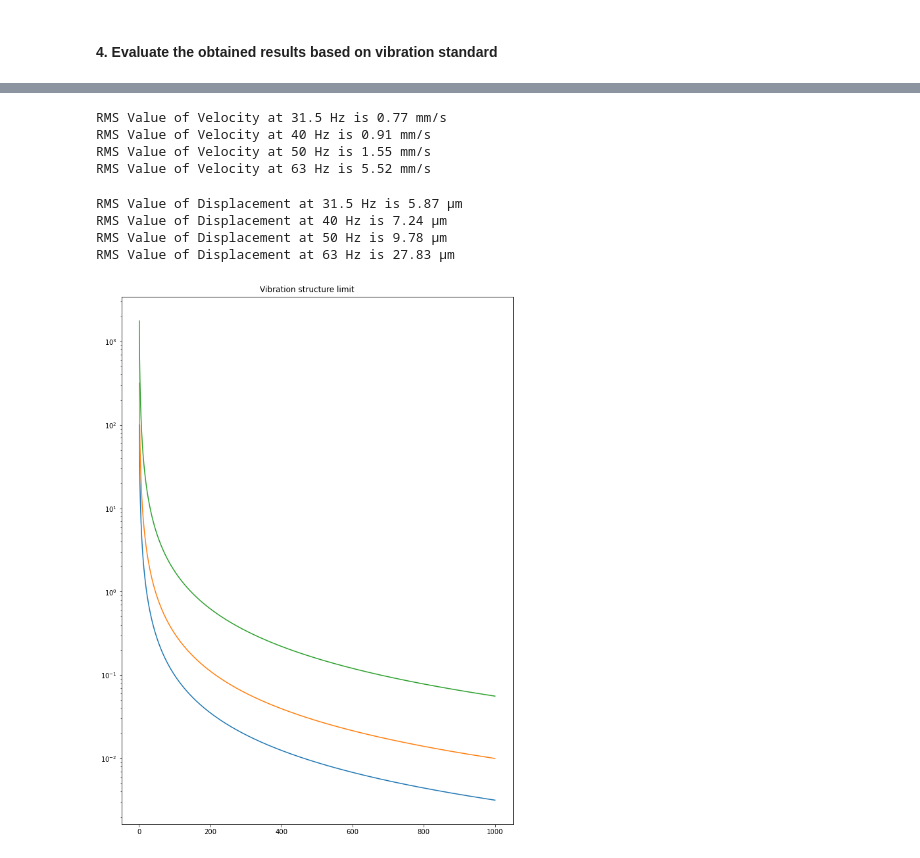
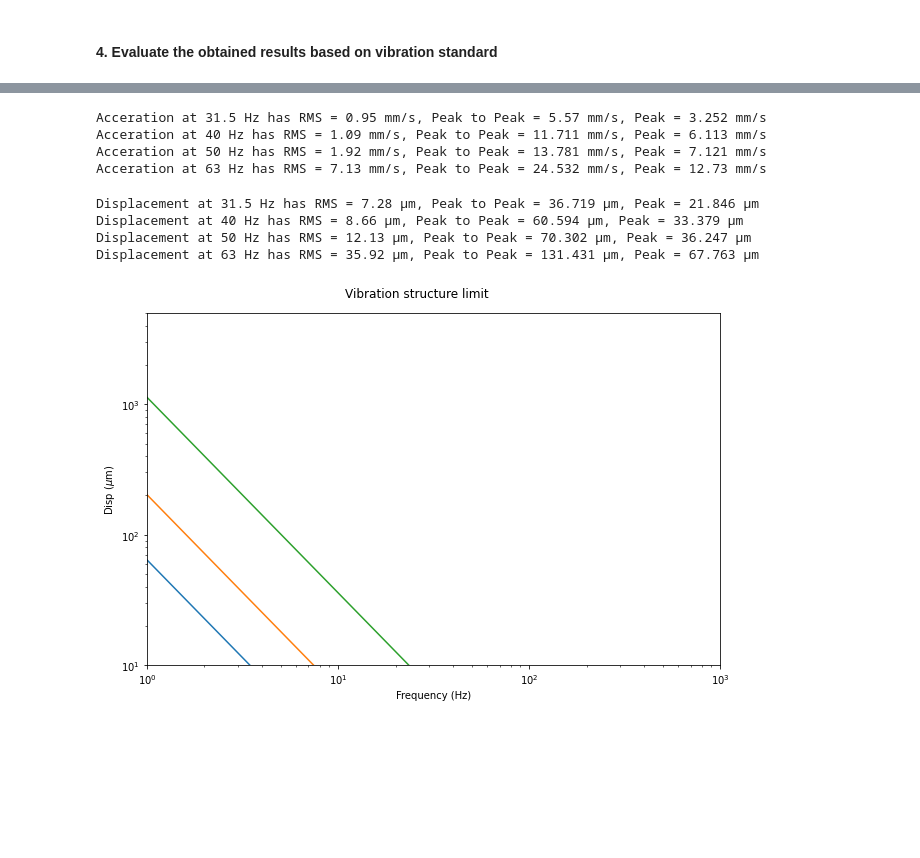
Before and after one commit to VibrasticLab/General_Projects, a Jupyter notebook: JLL_CWO_Okt_2023/data_process.ipynb, the cells around one changed output, grey strips where cells are left out. Cells and saved outputs as stored; diff of their text form; code cells hidden in the pictures; blank space fills up the shorter version.

Commit message:
update on compputation value

```diff
--- a/JLL_CWO_Okt_2023/data_process.ipynb
+++ b/JLL_CWO_Okt_2023/data_process.ipynb
@@ -59,10 +59,10 @@ The data was successfully loaded
 digiducer_fs = 8000
 freq_stimulus = ["31.5", "40", "50", "63"]
 datapoints = [
-    [0*digiducer_fs, 100*digiducer_fs],
-    [100*digiducer_fs, 200*digiducer_fs],
-    [200*digiducer_fs, 300*digiducer_fs],
-    [300*digiducer_fs, 400*digiducer_fs],
+    [30*digiducer_fs, 95*digiducer_fs],
+    [120*digiducer_fs, 190*digiducer_fs],
+    [210*digiducer_fs, 275*digiducer_fs],
+    [300*digiducer_fs, 360*digiducer_fs],
     ]
 
 segmented_data = segmenting_data(accB, datapoints)
@@ -180,43 +189,68 @@ RMS Value of Acceration at 63 is 2.22 m/s^2
 # %%
-# Obtain RMS Value of velocity units
+# Obtain RMS, Peak to Peak, and Peak Value of velocity units
 rms_vel = []
+pp_vel = []
+peak_vel = []
 for i in range(len(vel)):
     rms = np.sqrt(np.mean(np.real(vel[i]*1e3)**2))
     rms_vel.append(rms)
-    print("RMS Value of Velocity at " + freq_stimulus[i] + " Hz is " + str(round(rms,2)) + " mm/s")
+
+    pp = max(np.real(vel[i]*1e3)) - min(np.real(vel[i]*1e3))
+    pp_acc.append(pp)
+
+    peak = max(abs(np.real(vel[i]*1e3)))
+    peak_acc.append(peak)
+
+    print("Velocity at " + freq_stimulus[i] + " Hz has RMS = " + str(round(rms,2)) + " mm/s, Peak to Peak = " + str(round(pp,3)) + " mm/s, Peak = " + str(round(peak,3)) + " mm/s")
 # %% [output]
-RMS Value of Velocity at 31.5 Hz is 0.77 mm/s
-RMS Value of Velocity at 40 Hz is 0.91 mm/s
-RMS Value of Velocity at 50 Hz is 1.55 mm/s
-RMS Value of Velocity at 63 Hz is 5.52 mm/s
+Acceration at 31.5 Hz has RMS = 0.95 mm/s, Peak to Peak = 5.57 mm/s, Peak = 3.252 mm/s
+Acceration at 40 Hz has RMS = 1.09 mm/s, Peak to Peak = 11.711 mm/s, Peak = 6.113 mm/s
+Acceration at 50 Hz has RMS = 1.92 mm/s, Peak to Peak = 13.781 mm/s, Peak = 7.121 mm/s
+Acceration at 63 Hz has RMS = 7.13 mm/s, Peak to Peak = 24.532 mm/s, Peak = 12.73 mm/s
 # %%
-# Obtain RMS Value of displacement units
+# Obtain RMS, Peak to Peak, and Peak Value of displacement units
 rms_disp = []
+pp_disp = []
+peak_disp = []
 for i in range(len(disp)):
     rms = np.sqrt(np.mean(np.real(disp[i]*1e6)**2))
     rms_disp.append(rms)
-    print("RMS Value of Displacement at " + freq_stimulus[i] + " Hz is " + str(round(rms,2)) + " μm")
+
+    pp = max(np.real(disp[i]*1e6)) - min(np.real(disp[i]*1e6))
+    pp_acc.append(pp)
+
+    peak = max(abs(np.real(disp[i]*1e6)))
+    peak_acc.append(peak)
+
+    print("Displacement at " + freq_stimulus[i] + " Hz has RMS = " + str(round(rms,2)) + " μm, Peak to Peak = " + str(round(pp,3)) + " μm, Peak = " + str(round(peak,3)) + " μm")
 # %% [output]
-RMS Value of Displacement at 31.5 Hz is 5.87 μm
-RMS Value of Displacement at 40 Hz is 7.24 μm
-RMS Value of Displacement at 50 Hz is 9.78 μm
-RMS Value of Displacement at 63 Hz is 27.83 μm
+Displacement at 31.5 Hz has RMS = 7.28 μm, Peak to Peak = 36.719 μm, Peak = 21.846 μm
+Displacement at 40 Hz has RMS = 8.66 μm, Peak to Peak = 60.594 μm, Peak = 33.379 μm
+Displacement at 50 Hz has RMS = 12.13 μm, Peak to Peak = 70.302 μm, Peak = 36.247 μm
+Displacement at 63 Hz has RMS = 35.92 μm, Peak to Peak = 131.431 μm, Peak = 67.763 μm
 # %%
 # Interpret the displacement result on graph (on progress)
 vib_limit = [6.4, 64, 2000]    # limits on mm^2 / s^3
 freq_limit = np.linspace(1, 1000, 1000)
 
-fig5 = plt.figure(figsize=(9,12), tight_layout=True)
+fig5 = plt.figure(figsize=(9,6), tight_layout=True)
 fig5.suptitle("Vibration structure limit")
 
 line_lim = []
 for i in range(len(vib_limit)):
     data = []
     for f in range(len(freq_limit)):
-        x = (4 * pow(np.pi,2) / freq_limit[f]) * np.sqrt(vib_limit[i]/freq_limit[f])
+        x = np.sqrt(vib_limit[i] / (16 * pow(np.pi,4) * pow(freq_limit[f],3)) )
+        x = x*1e3   # Change displacement units from mm into micron
         data.append(x)
     line_lim.append(data)
     plt.plot(freq_limit, data)
+
     plt.yscale('log')
+    plt.ylim([10, 5000])
+    plt.ylabel("Disp ($\mu$m)")
+    plt.xscale('log')
+    plt.xlim([1, 1000])
+    plt.xlabel("Frequency (Hz)")
 # %% [output]
-[figure, old version]
+[figure, new version]
```
Also changed, not shown: parts of 5 cells of this notebook.
